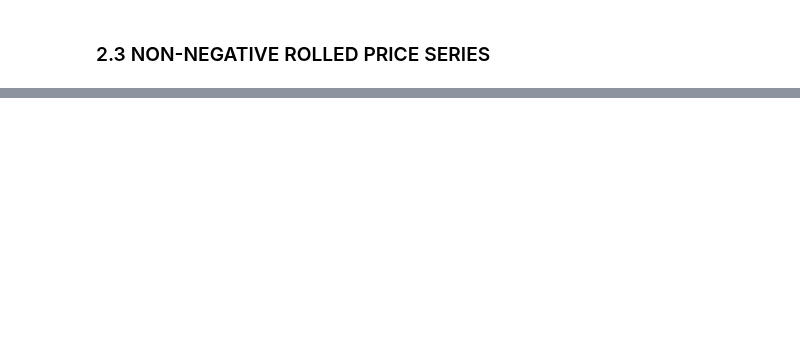
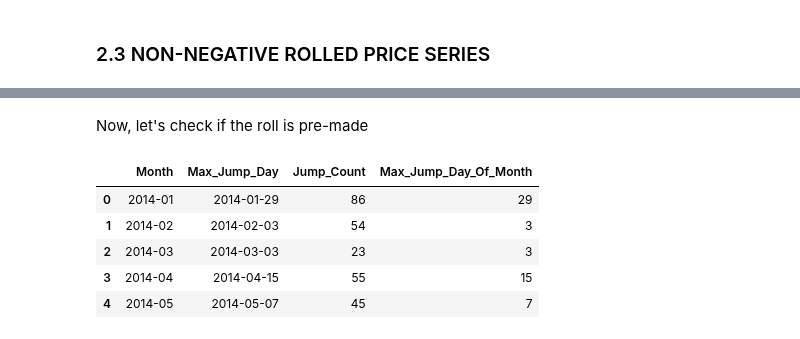
Before and after one commit to dgalassi99/quant-lab, a Jupyter notebook: 00_books/AFML/notebooks/AFML_tests.ipynb, the cells around one changed output, grey strips where cells are left out. Drawn from its saved outputs; the diff is of its cells as text; code cells hidden in the pictures; blank space fills up the shorter version.

```diff
--- a/00_books/AFML/notebooks/AFML_tests.ipynb
+++ b/00_books/AFML/notebooks/AFML_tests.ipynb
@@ -99,0 +201,42 @@ ImportError: cannot import name 'compute_non_negative_rolled_price_index' from '
+# %% [markdown]
+Now, let's check if the roll is pre-made
+# %%
+#take unique month like 06-2016 ... 06-2017 are unique
+data['date_only'] = data['datetime'].dt.date
+data['month'] = data['datetime'].dt.to_period('M')
+data = data.sort_values('datetime')
+limit = 3
+
+roll_candidates = []
+
+#iterate over each unique month to check whihc day on that month has the most high price jumps
+for month in data['month'].unique():
+
+    month_data = data[data['month'] == month].copy()
+    month_data['price_change'] = month_data['price'].diff()
+    std = month_data['price_change'].std()
+
+    #flag jumps: abs(change) > limit * std
+    month_data['is_jump'] = month_data['price_change'].abs() > (limit * std)
+
+    #count jumps per day
+    jumps_per_day = month_data.groupby('date_only')['is_jump'].sum()
+
+    #find the day with the highest jump count
+    if not jumps_per_day.empty:
+        max_jump_day = jumps_per_day.idxmax()
+        max_jump_count = jumps_per_day.max()
+        roll_candidates.append((str(month), max_jump_day, max_jump_count))
+
+#result DataFrame
+roll_df = pd.DataFrame(roll_candidates, columns=['Month', 'Max_Jump_Day', 'Jump_Count'])
+#get just the day of the month when the max jump occurred to have a ditribution
+roll_df['Max_Jump_Day_Of_Month'] = pd.to_datetime(roll_df['Max_Jump_Day']).dt.day
+roll_df.head()
+# %% [output]
+|  | Month | Max_Jump_Day | Jump_Count | Max_Jump_Day_Of_Month |
+| 0 | 2014-01 | 2014-01-29 | 86 | 29 |
+| 1 | 2014-02 | 2014-02-03 | 54 | 3 |
+| 2 | 2014-03 | 2014-03-03 | 23 | 3 |
+| 3 | 2014-04 | 2014-04-15 | 55 | 15 |
+| 4 | 2014-05 | 2014-05-07 | 45 | 7 |
```
Also changed, not shown: parts of 22 cells of this notebook, 1 other file.
